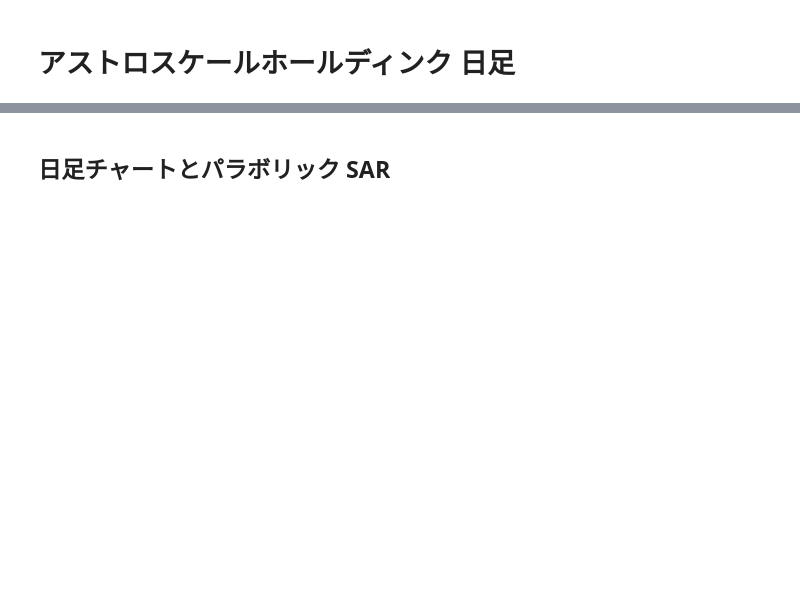
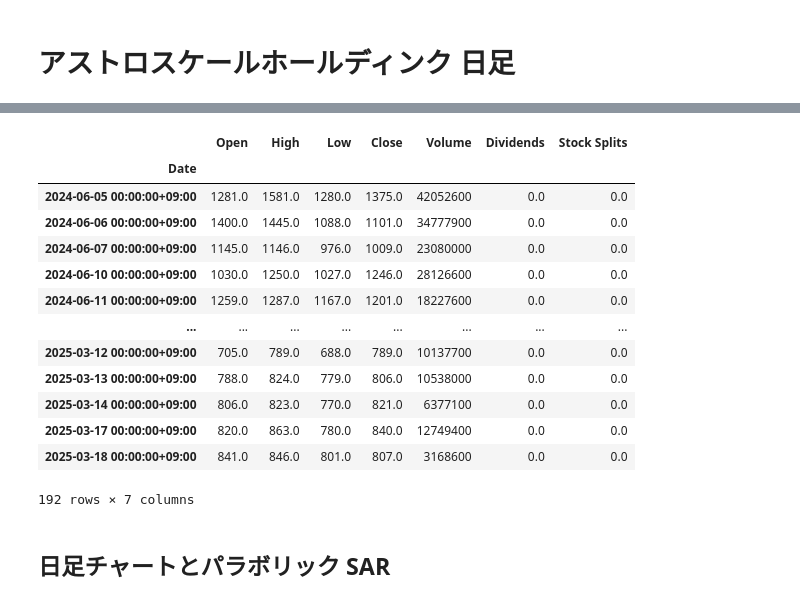
Before and after one commit to bitwalk123/stock, a Jupyter notebook: watching/report_daily_186A.ipynb, the cells around one changed output, grey strips where cells are left out. Drawn from its saved outputs; the diff is of its cells as text; code cells hidden in the pictures; blank space fills up the shorter version.

```diff
--- a/watching/report_daily_186A.ipynb
+++ b/watching/report_daily_186A.ipynb
@@ -40,3 +40,21 @@ df
+# %%
+df0 = ticker.history(period='max', interval='1d')
+df0
+# %% [output]
+|  | Open | High | Low | Close | Volume | Dividends | Stock Splits |
+| Date |  |  |  |  |  |  |  |
+| 2024-06-05 00:00:00+09:00 | 1281.0 | 1581.0 | 1280.0 | 1375.0 | 42052600 | 0.0 | 0.0 |
+| 2024-06-06 00:00:00+09:00 | 1400.0 | 1445.0 | 1088.0 | 1101.0 | 34777900 | 0.0 | 0.0 |
+| 2024-06-07 00:00:00+09:00 | 1145.0 | 1146.0 | 976.0 | 1009.0 | 23080000 | 0.0 | 0.0 |
+| 2024-06-10 00:00:00+09:00 | 1030.0 | 1250.0 | 1027.0 | 1246.0 | 28126600 | 0.0 | 0.0 |
+| 2024-06-11 00:00:00+09:00 | 1259.0 | 1287.0 | 1167.0 | 1201.0 | 18227600 | 0.0 | 0.0 |
+| ... | ... | ... | ... | ... | ... | ... | ... |
+| 2025-03-12 00:00:00+09:00 | 705.0 | 789.0 | 688.0 | 789.0 | 10137700 | 0.0 | 0.0 |
+| 2025-03-13 00:00:00+09:00 | 788.0 | 824.0 | 779.0 | 806.0 | 10538000 | 0.0 | 0.0 |
+| 2025-03-14 00:00:00+09:00 | 806.0 | 823.0 | 770.0 | 821.0 | 6377100 | 0.0 | 0.0 |
+| 2025-03-17 00:00:00+09:00 | 820.0 | 863.0 | 780.0 | 840.0 | 12749400 | 0.0 | 0.0 |
+| 2025-03-18 00:00:00+09:00 | 841.0 | 846.0 | 801.0 | 807.0 | 3168600 | 0.0 | 0.0 |
+192 rows × 7 columns
 # %% [markdown]
 ## 日足チャートとパラボリック SAR
 # %%
```
Also changed, not shown: parts of 7 cells of this notebook, 8 other files.
